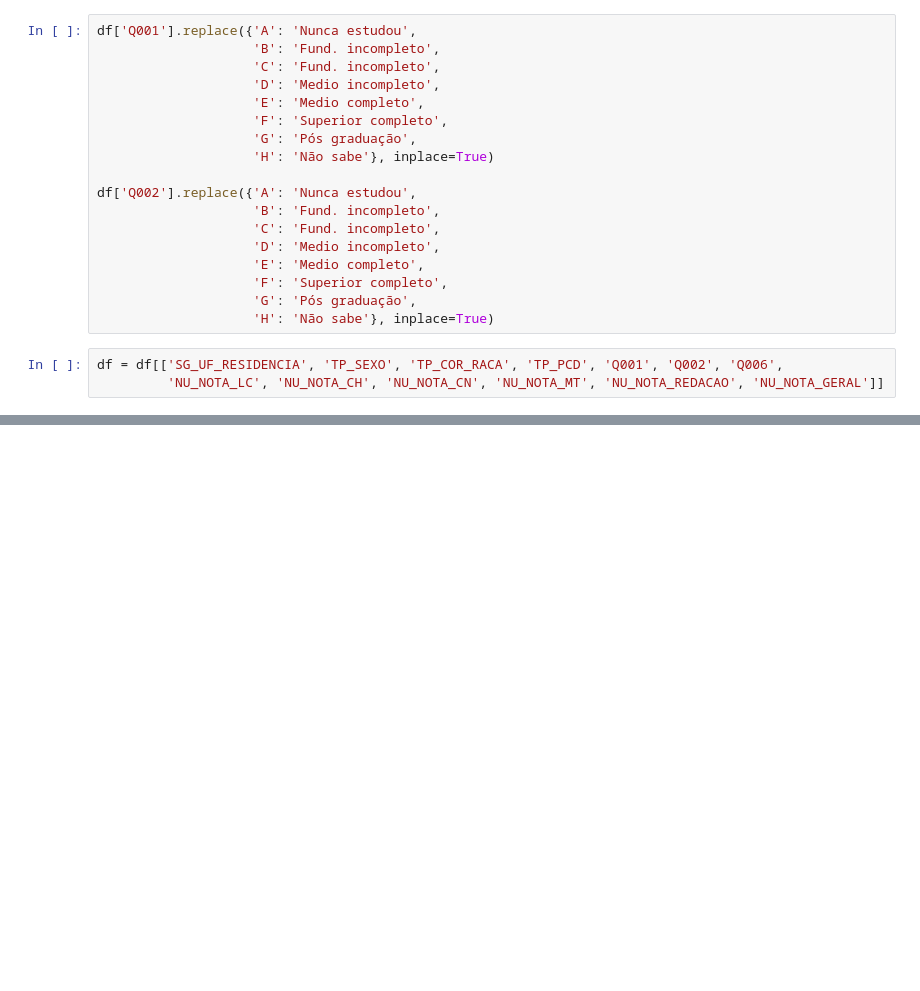
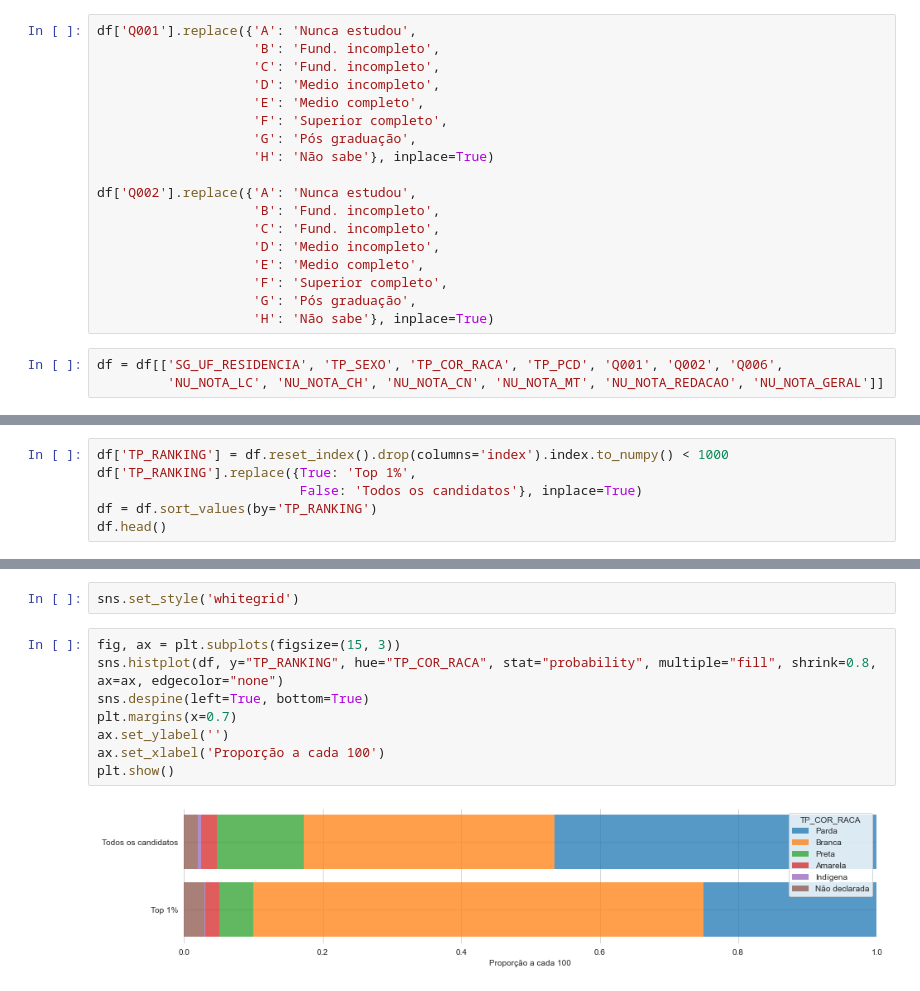
Before and after one commit to osbrabos/dataviz-enem, a Jupyter notebook: highest-scores-analysis.ipynb, the cells around one changed output, grey strips where cells are left out. Cells and saved outputs as stored; diff of their text form; blank space fills up the shorter version.

```diff
--- a/highest-scores-analysis.ipynb
+++ b/highest-scores-analysis.ipynb
@@ -149,0 +79,6 @@ plot_distribution(top, 'TP_SEXO')
+# %%
+df['TP_RANKING'] = df.reset_index().drop(columns='index').index.to_numpy() < 1000
+df['TP_RANKING'].replace({True: 'Top 1%',
+                          False: 'Todos os candidatos'}, inplace=True)
+df = df.sort_values(by='TP_RANKING')
+df.head()
@@ -149,0 +92,12 @@ plot_distribution(top, 'TP_SEXO')
+# %%
+sns.set_style('whitegrid')
+# %%
+fig, ax = plt.subplots(figsize=(15, 3))
+sns.histplot(df, y="TP_RANKING", hue="TP_COR_RACA", stat="probability", multiple="fill", shrink=0.8, ax=ax, edgecolor="none")
+sns.despine(left=True, bottom=True)
+plt.margins(x=0.7)
+ax.set_ylabel('')
+ax.set_xlabel('Proporção a cada 100')
+plt.show()
+# %% [output]
+[figure, added]
```
Also changed, not shown: parts of 20 cells of this notebook.
